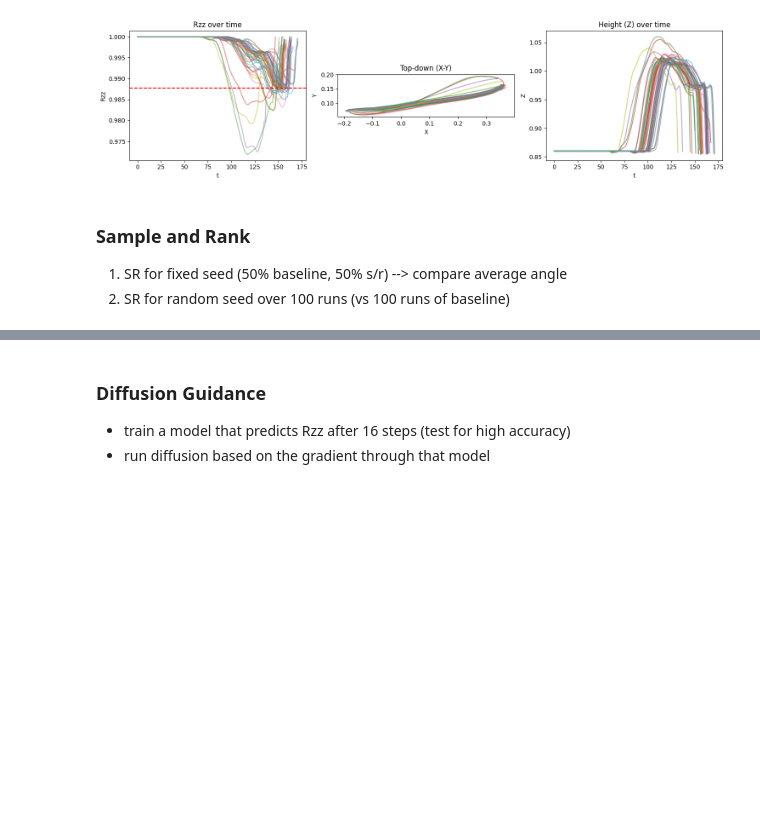
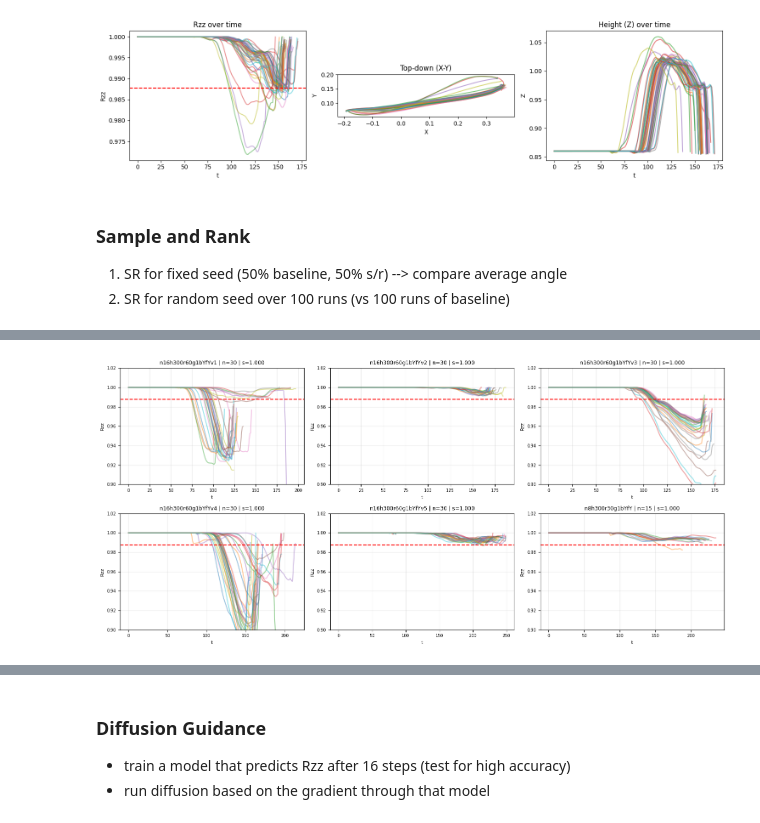
Before and after one commit to moritz-zoellner/guided-diffusion, a Jupyter notebook: experiments/analysis_can.ipynb, the cells around one changed output, grey strips where cells are left out. Drawn from its saved outputs; the diff is of its cells as text; code cells hidden in the pictures; blank space fills up the shorter version.

```diff
--- a/experiments/analysis_can.ipynb
+++ b/experiments/analysis_can.ipynb
@@ -212,6 +218,7 @@ stats_path = Path("../outputs/can_rollouts/snr/n8h300r50g1/rollout_stats.json")
 #stats_path = Path("../outputs/can_rollouts/snr/n8h300r40g1bYv2/rollout_stats.json")
 # stats_path = Path("../outputs/can_rollouts/snr/n16h300r30g1bYv2/rollout_stats.json")
 stats_path = Path("../outputs/can_rollouts/snr/n16h300r60g1bYfYv4/rollout_stats.json")
+stats_path = Path("../outputs/can_rollouts/snr/n16h300r60g1bYfYv1/rollout_stats.json")
 
 thrsh = 9
 with stats_path.open() as f:
@@ -243,3 +262,69 @@ FileNotFoundError: [Errno 2] No such file or directory: '../outputs/can_rollouts
+# %%
+# Hardcoded SNR run folders that contain init_state.json
+snr_seed_run_dirs = [
+    Path("../outputs/can_rollouts/snr/n16h300r60g1bYfYv1"),
+    Path("../outputs/can_rollouts/snr/n16h300r60g1bYfYv2"),
+    Path("../outputs/can_rollouts/snr/n16h300r60g1bYfYv3"),
+    Path("../outputs/can_rollouts/snr/n16h300r60g1bYfYv4"),
+    Path("../outputs/can_rollouts/snr/n16h300r60g1bYfYv5"),
+    Path("../outputs/can_rollouts/snr/n8h300r30g1bYfY"),
+]
+
+thrsh = 9
+thr = np.cos(np.deg2rad(thrsh))
+
+fig, axes = plt.subplots(2, 3, figsize=(15, 7), squeeze=False)
+axes = axes.flatten()
+
+for ax, run_dir in zip(axes, snr_seed_run_dirs):
+    init_state_path = run_dir / "init_state.json"
+    stats_path = run_dir / "rollout_stats.json"
+
+    if not init_state_path.exists() or not stats_path.exists():
+        ax.set_title(run_dir.name, fontsize=9)
+        ax.text(0.5, 0.5, "missing init_state.json or rollout_stats.json", ha="center", va="center", fontsize=8)
+        ax.set_axis_off()
+        continue
+
+    with stats_path.open() as f:
+        stats = json.load(f)
+
+    grouped = defaultdict(list)
+    for k in stats:
+        grouped[k.get("Mode", "unknown")].append(k)
+
+    baseline_stats = grouped.get("baseline", [])
+    if len(baseline_stats) == 0:
+        ax.set_title(run_dir.name, fontsize=9)
+        ax.text(0.5, 0.5, "no baseline entries", ha="center", va="center", fontsize=8)
+        ax.set_axis_off()
+        continue
+
+    metrics_out = get_metrics(
+        baseline_stats,
+        start_eval=0,
+        theta_deg=thrsh,
+    )
+    rzz, success_rate, mean, tt_trsh, trsh_violation = metrics_out[:5]
+
+    # One subplot per file; all baseline rollouts overlaid in the same plot.
+    ax.plot(rzz.T, alpha=0.45)
+    ax.axhline(thr, linestyle='--', color='red')
+    ax.set_title(f"{run_dir.name} | n={rzz.shape[0]} | s={success_rate:.3f}", fontsize=9)
+    ax.set_xlabel("t", fontsize=8)
+    ax.set_ylabel("Rzz", fontsize=8)
+    ax.tick_params(labelsize=7)
+    ax.set_ylim([0.9, 1.02])
+    ax.grid(alpha=0.25)
+
+# If there are fewer than 6 dirs, hide unused axes.
+for j in range(len(snr_seed_run_dirs), len(axes)):
+    axes[j].set_axis_off()
+
+plt.tight_layout()
+plt.show()
+# %% [output]
+[figure, added]
 # %%
 thr = np.cos(np.deg2rad(thrsh))
 
```
Also changed, not shown: parts of 4 cells of this notebook, 7 other files.
